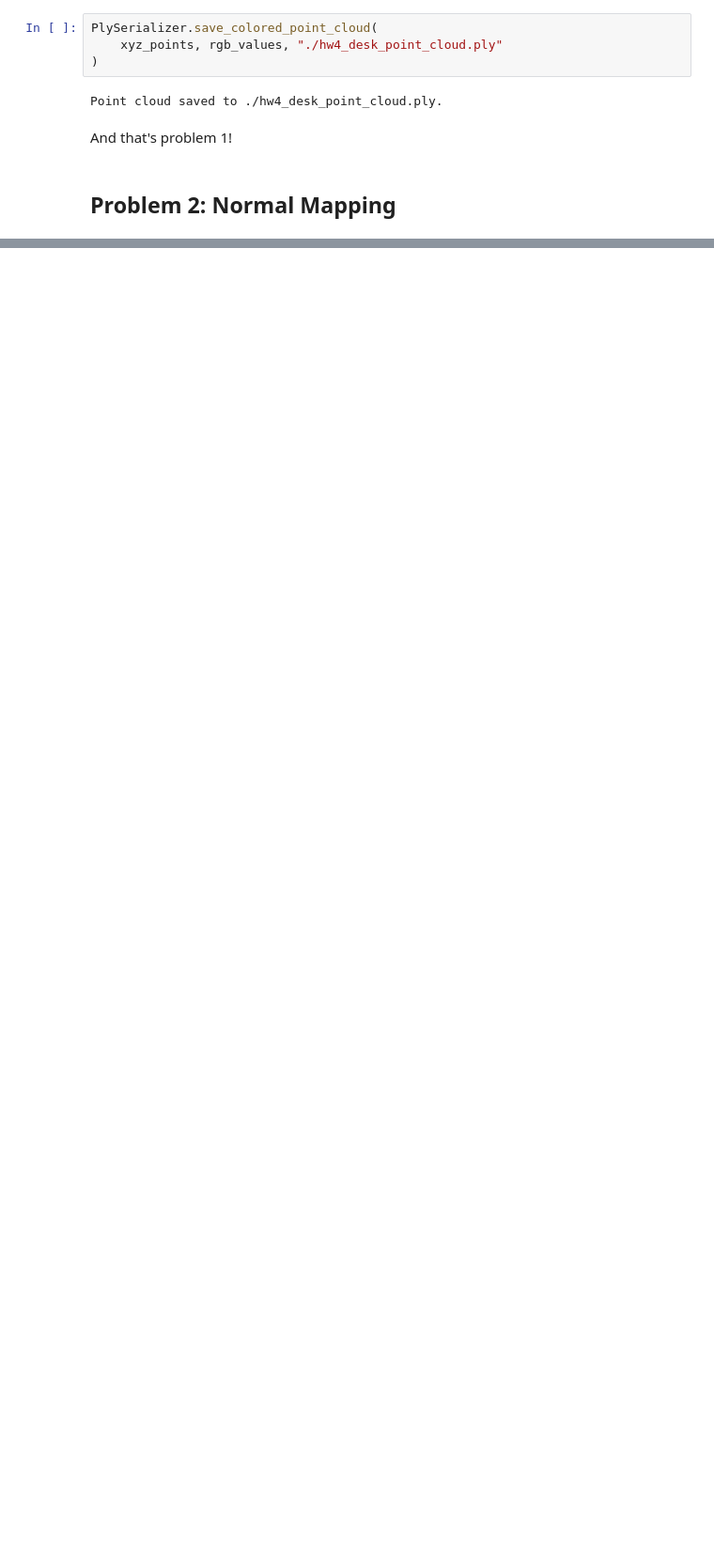
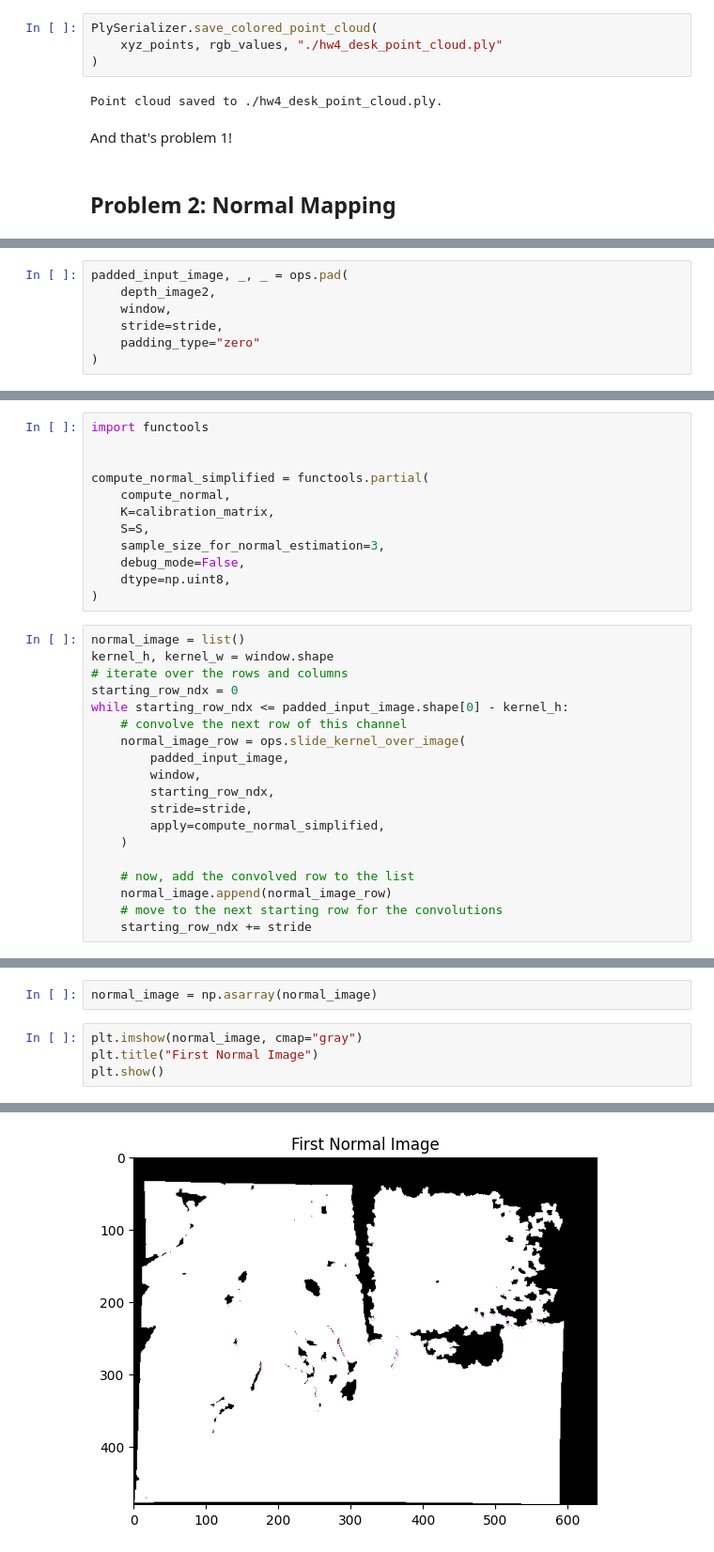
Before and after one commit to sraza-onshape/samaj-3d, a Jupyter notebook: src/experiments_hw4.ipynb, the cells around one changed output, grey strips where cells are left out. Shown at 94% size. Cells and saved outputs as stored; diff of their text form; blank space fills up the shorter version.

Commit message:
add first normal image

```diff
--- a/src/experiments_hw4.ipynb
+++ b/src/experiments_hw4.ipynb
@@ -746,0 +810,7 @@ And that's problem 1!
+# %%
+padded_input_image, _, _ = ops.pad(
+    depth_image2,
+    window,
+    stride=stride,
+    padding_type="zero"
+)
@@ -746,0 +903,31 @@ And that's problem 1!
+# %%
+import functools
+
+
+compute_normal_simplified = functools.partial(
+    compute_normal,
+    K=calibration_matrix,
+    S=S,
+    sample_size_for_normal_estimation=3,
+    debug_mode=False,
+    dtype=np.uint8,
+)
+# %%
+normal_image = list()
+kernel_h, kernel_w = window.shape
+# iterate over the rows and columns
+starting_row_ndx = 0
+while starting_row_ndx <= padded_input_image.shape[0] - kernel_h:
+    # convolve the next row of this channel
+    normal_image_row = ops.slide_kernel_over_image(
+        padded_input_image,
+        window,
+        starting_row_ndx,
+        stride=stride,
+        apply=compute_normal_simplified,
+    )
+
+    # now, add the convolved row to the list
+    normal_image.append(normal_image_row)
+    # move to the next starting row for the convolutions
+    starting_row_ndx += stride
@@ -746,0 +938,7 @@ And that's problem 1!
+# %%
+normal_image = np.asarray(normal_image)
+# %%
+plt.imshow(normal_image, cmap="gray")
+plt.title("First Normal Image")
+plt.show()
+# %% [output]
@@ -746,0 +946 @@ And that's problem 1!
+[figure, added]
```
Also changed, not shown: parts of 15 cells of this notebook, 3 other files.
